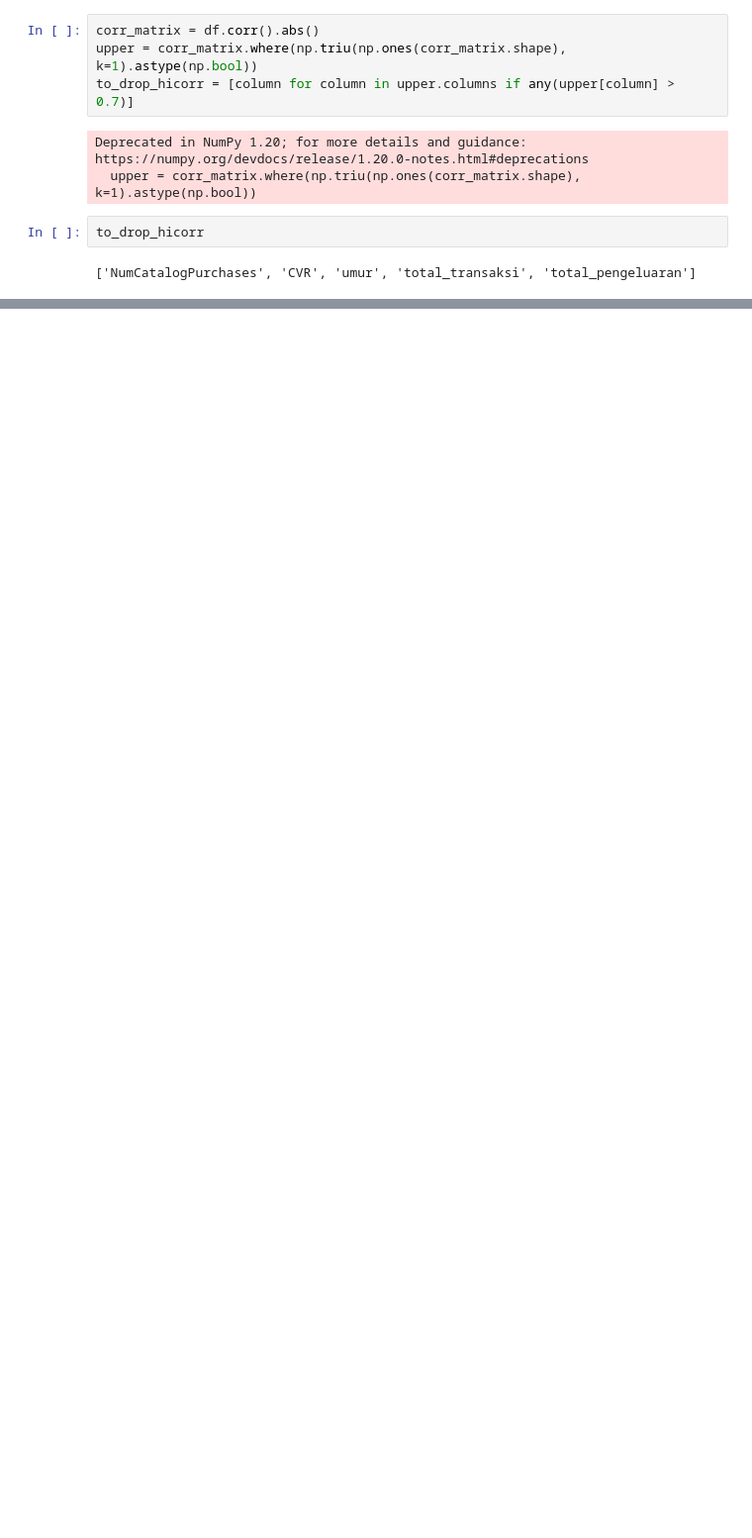
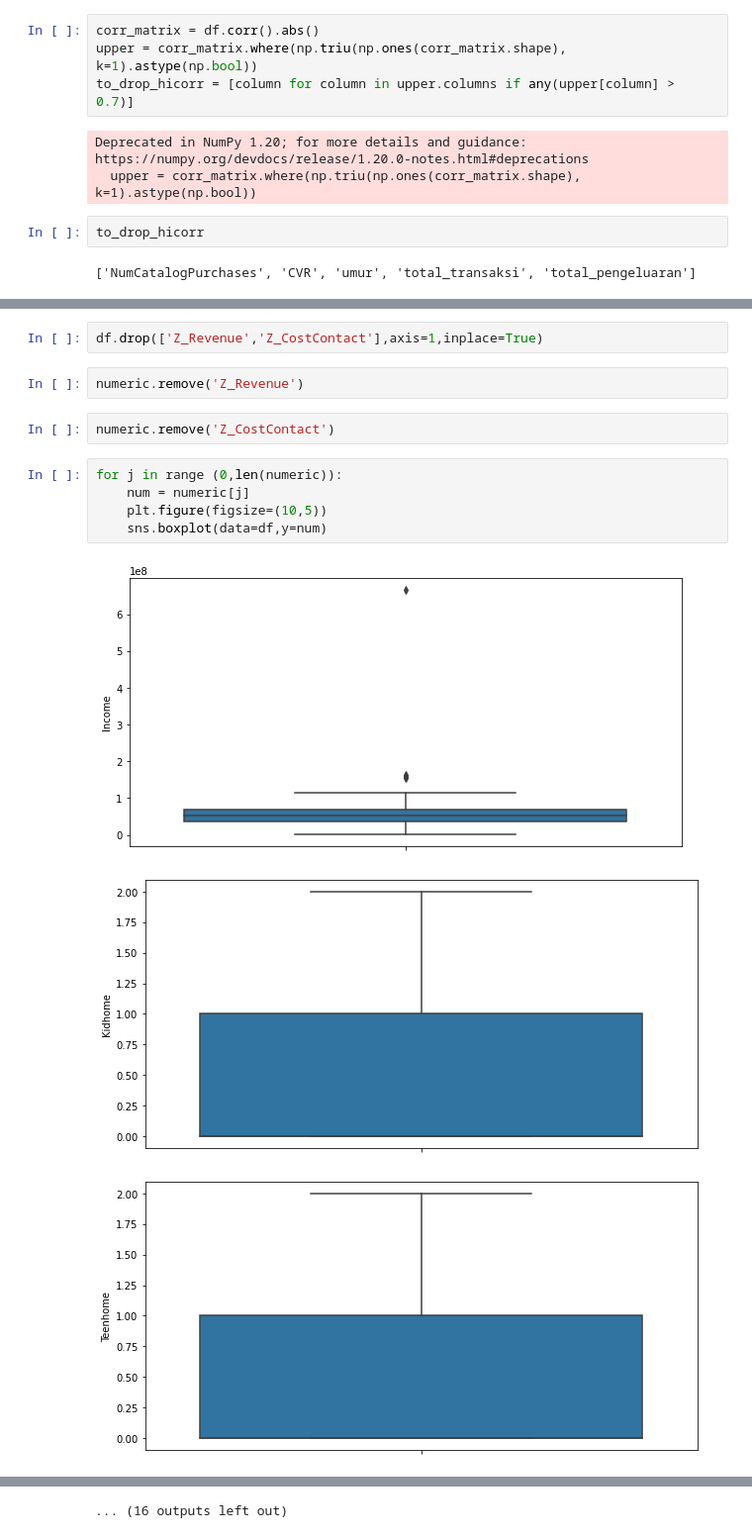
Before and after one commit to mhaniffajari/Predict-Customer-Personality-to-Boost-Marketing-Campaign-, a Jupyter notebook: Predict Customer Personality to Boost Marketing Campaign by Using Machine Learning/Predict Customer Personality to Boost Marketing Campaign by Using Machine Learning.ipynb, the cells around one changed output, grey strips where cells are left out. Shown at 99% size. Saved outputs shown, nothing was run; the diff lists cells and outputs as text; blank space fills up the shorter version.

```diff
--- a/Predict Customer Personality to Boost Marketing Campaign by Using Machine Learning/Predict Customer Personality to Boost Marketing Campaign by Using Machine Learning.ipynb
+++ b/Predict Customer Personality to Boost Marketing Campaign by Using Machine Learning/Predict Customer Personality to Boost Marketing Campaign by Using Machine Learning.ipynb
@@ -321,0 +407,15 @@ to_drop_hicorr
+# %%
+df.drop(['Z_Revenue','Z_CostContact'],axis=1,inplace=True)
+# %%
+numeric.remove('Z_Revenue')
+# %%
+numeric.remove('Z_CostContact')
+# %%
+for j in range (0,len(numeric)):
+    num = numeric[j]
+    plt.figure(figsize=(10,5))
+    sns.boxplot(data=df,y=num)
+# %% [output]
+[figure, added]
+[figure, added]
+[figure, added]
@@ -321,0 +431 @@ to_drop_hicorr
+... (16 outputs left out)
```
Also changed, not shown: parts of 34 cells of this notebook.
